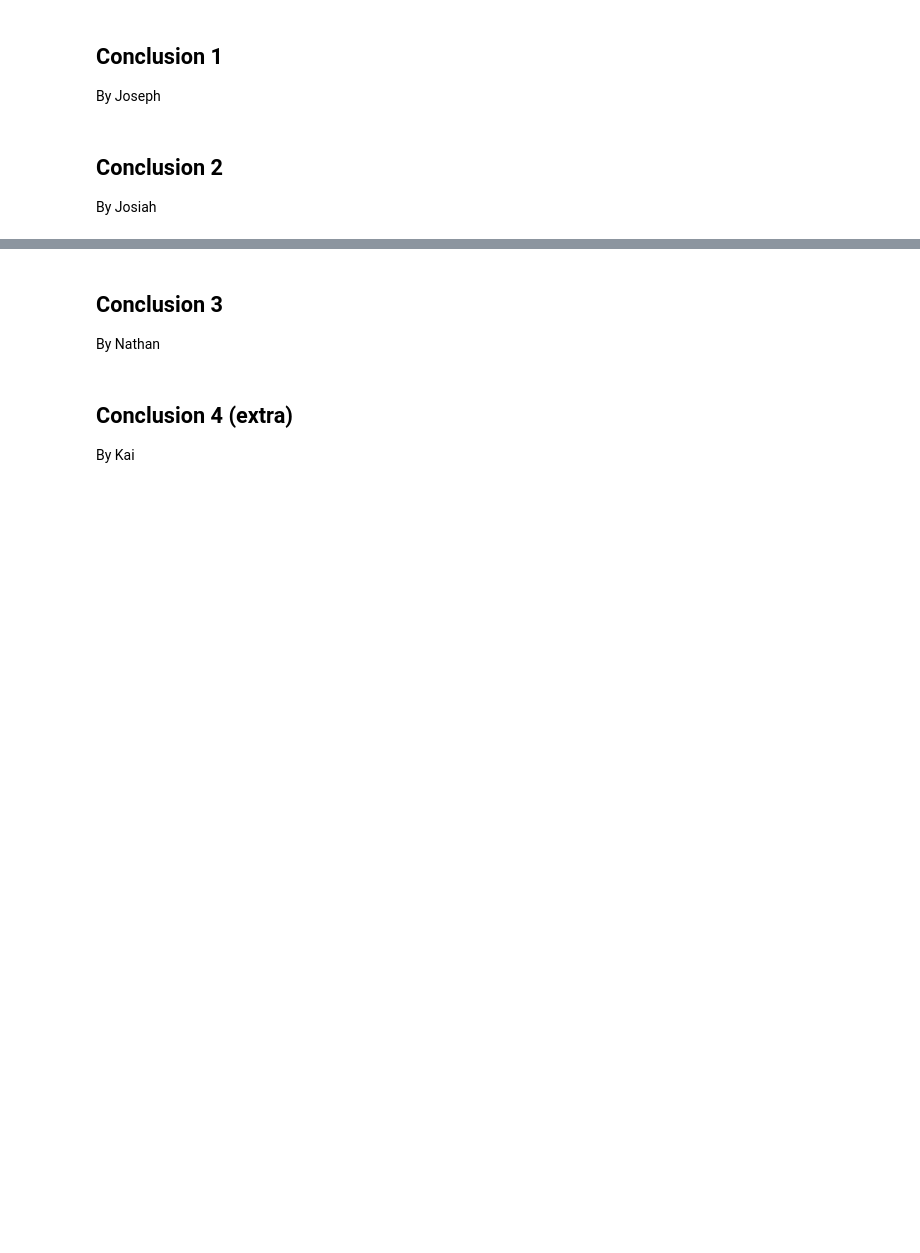
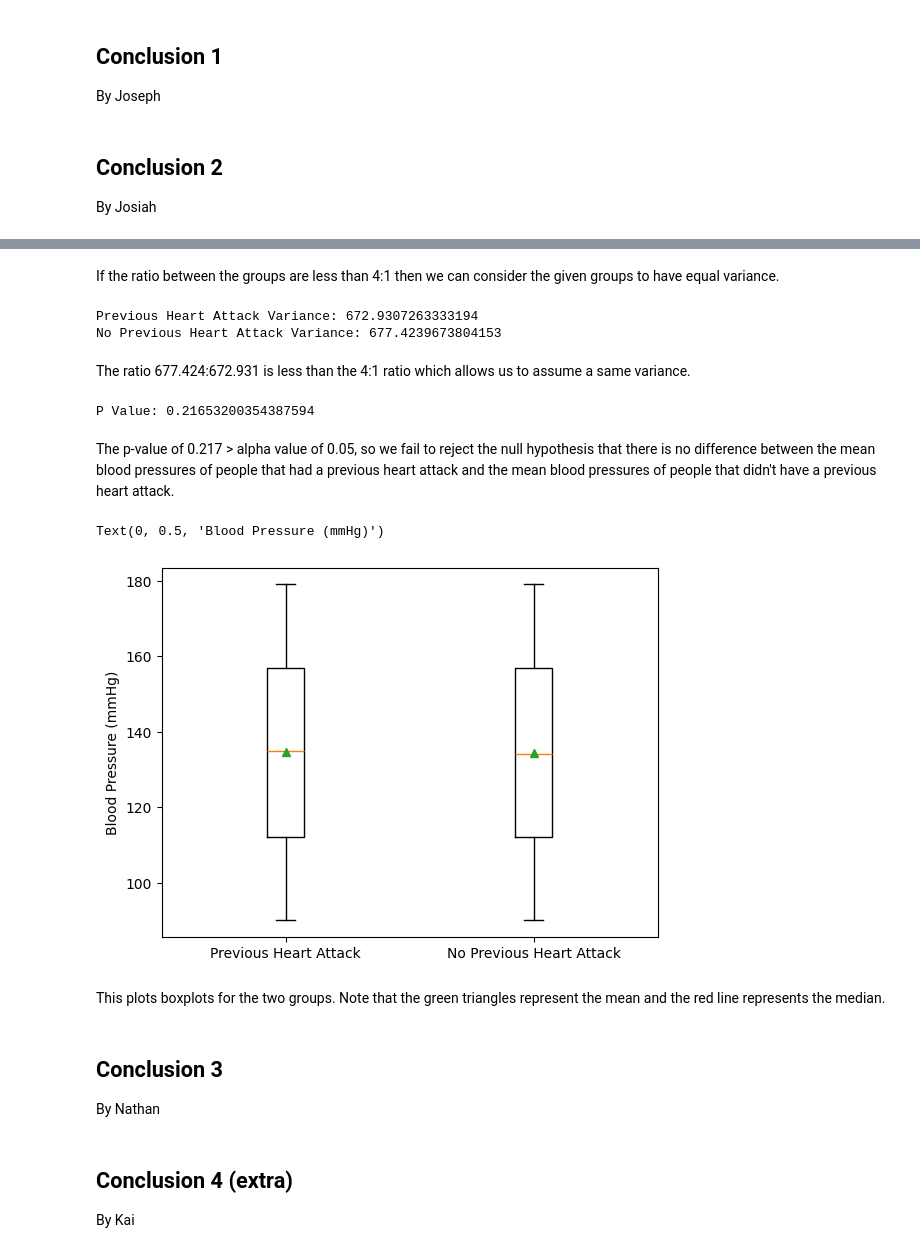
Before and after one commit to kchen3490/cmsc320-final, a Jupyter notebook: notebook.ipynb, the cells around one changed output, grey strips where cells are left out. Saved outputs shown, nothing was run; the diff lists cells and outputs as text; code cells hidden in the pictures; blank space fills up the shorter version.

```diff
--- a/notebook.ipynb
+++ b/notebook.ipynb
@@ -72,3 +64,33 @@ From the results of the heatmap, there doesn't seem to be a linear relationship
+# %% [markdown]
+If the ratio between the groups are less than 4:1 then we can consider the given groups to have equal variance.
+# %%
+previous_heart_attack = heart_attack_df[heart_attack_df['PreviousHeartAttack'] == True]['BloodPressure']
+no_previous_heart_attack = heart_attack_df[heart_attack_df['PreviousHeartAttack'] == False]['BloodPressure']
+
+print("Previous Heart Attack Variance: " + str(np.var(previous_heart_attack)))
+print("No Previous Heart Attack Variance: " + str(np.var(no_previous_heart_attack)))
+# %% [output]
+Previous Heart Attack Variance: 672.9307263333194
+No Previous Heart Attack Variance: 677.4239673804153
+# %% [markdown]
+The ratio 677.424:672.931 is less than the 4:1 ratio which allows us to assume a same variance.
+# %%
+# Two sided and two sample T test
+stat, p_value = scipy.stats.ttest_ind(a=previous_heart_attack, b=no_previous_heart_attack, equal_var=True)
+
+print("P Value: " + str(p_value))
+# %% [output]
+P Value: 0.21653200354387594
+# %% [markdown]
+The p-value of 0.217 > alpha value of 0.05, so we fail to reject the null hypothesis that there is no difference between the mean blood pressures of people that had a previous heart attack and the mean blood pressures of people that didn't have a previous heart attack.
+# %%
+plt.boxplot([previous_heart_attack, no_previous_heart_attack], tick_labels=["Previous Heart Attack", "No Previous Heart Attack"], showmeans=True)
+plt.ylabel('Blood Pressure (mmHg)')
+# %% [output]
+Text(0, 0.5, 'Blood Pressure (mmHg)')
+[figure, added]
+# %% [markdown]
+This plots boxplots for the two groups. Note that the green triangles represent the mean and the red line represents the median.
 # %% [markdown]
 ## Conclusion 3
 By Nathan
```
Also changed, not shown: parts of 3 cells of this notebook.
